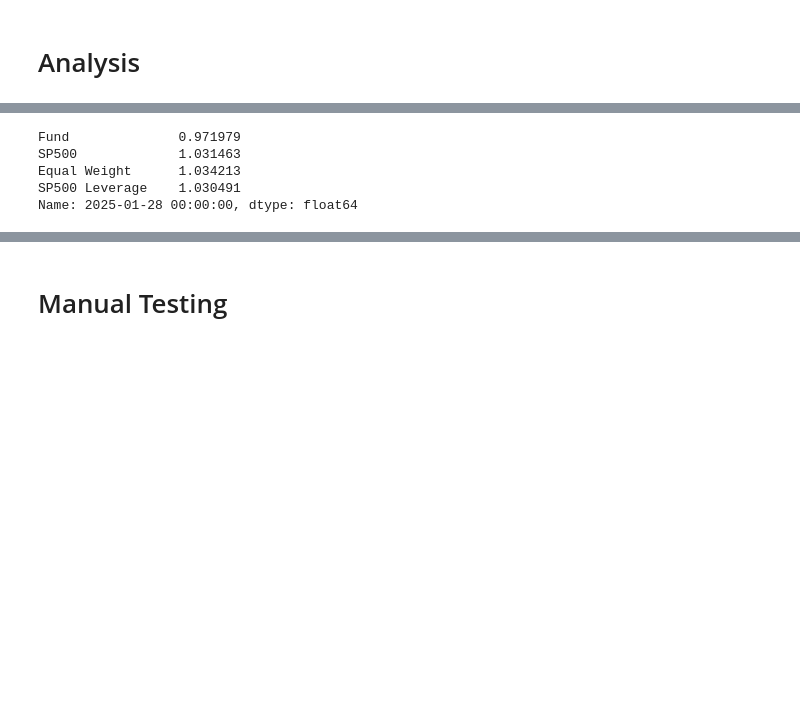
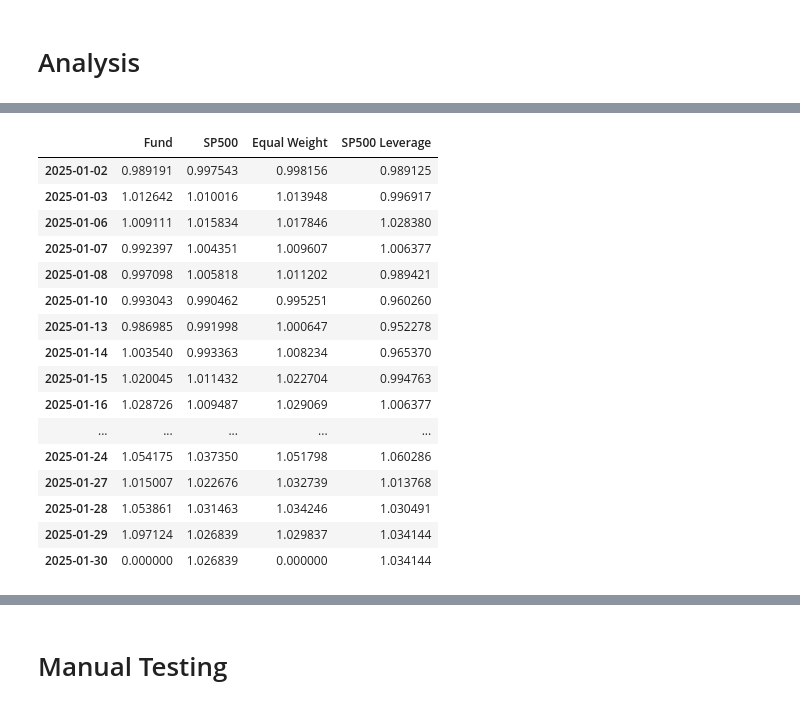
Before and after one commit to niroojane/Equity-Analysis, a Jupyter notebook: S&P500 Analysis.ipynb, the cells around one changed output, grey strips where cells are left out. Drawn from its saved outputs; the diff is of its cells as text; code cells hidden in the pictures; blank space fills up the shorter version.

```diff
--- a/S&P500 Analysis.ipynb
+++ b/S&P500 Analysis.ipynb
@@ -260,10 +285,2 @@ performance_pct=performance_pct.pct_change()
-# %%
-(1+performance_pct.loc['2025-01']).cumprod().iloc[-2]
-# %% [output]
-Fund              0.971979
-SP500             1.031463
-Equal Weight      1.034213
-SP500 Leverage    1.030491
-Name: 2025-01-28 00:00:00, dtype: float64
 # %%
 years=sorted(list(set(performance.index.year)))
@@ -280,0 +290,20 @@ year_returns[years[-1]]=(1+performance_pct.loc[str(year)]).cumprod().iloc[-2]-1
+# %%
+(1+performance_pct.loc[str(2025)]).cumprod()
+# %% [output]
+|  | Fund | SP500 | Equal Weight | SP500 Leverage |
+| 2025-01-02 | 0.989191 | 0.997543 | 0.998156 | 0.989125 |
+| 2025-01-03 | 1.012642 | 1.010016 | 1.013948 | 0.996917 |
+| 2025-01-06 | 1.009111 | 1.015834 | 1.017846 | 1.028380 |
+| 2025-01-07 | 0.992397 | 1.004351 | 1.009607 | 1.006377 |
+| 2025-01-08 | 0.997098 | 1.005818 | 1.011202 | 0.989421 |
+| 2025-01-10 | 0.993043 | 0.990462 | 0.995251 | 0.960260 |
+| 2025-01-13 | 0.986985 | 0.991998 | 1.000647 | 0.952278 |
+| 2025-01-14 | 1.003540 | 0.993363 | 1.008234 | 0.965370 |
+| 2025-01-15 | 1.020045 | 1.011432 | 1.022704 | 0.994763 |
+| 2025-01-16 | 1.028726 | 1.009487 | 1.029069 | 1.006377 |
+| ... | ... | ... | ... | ... |
+| 2025-01-24 | 1.054175 | 1.037350 | 1.051798 | 1.060286 |
+| 2025-01-27 | 1.015007 | 1.022676 | 1.032739 | 1.013768 |
+| 2025-01-28 | 1.053861 | 1.031463 | 1.034246 | 1.030491 |
+| 2025-01-29 | 1.097124 | 1.026839 | 1.029837 | 1.034144 |
+| 2025-01-30 | 0.000000 | 1.026839 | 0.000000 | 1.034144 |
```
Also changed, not shown: parts of 18 cells of this notebook.
